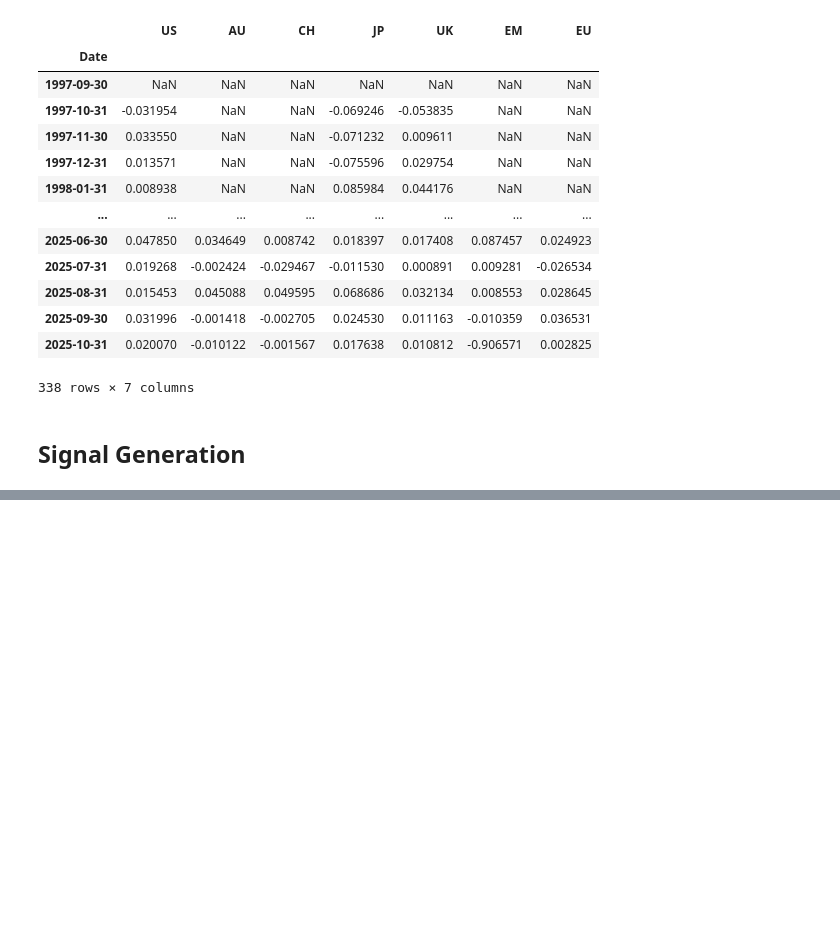
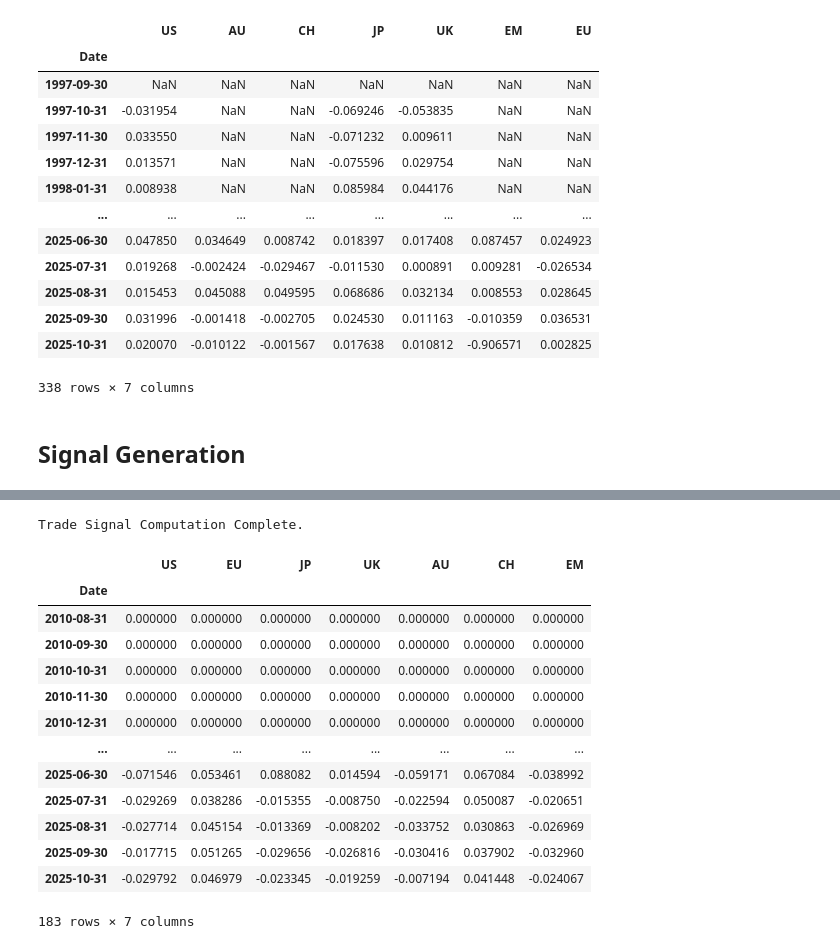
Before and after one commit to DanUZH/PMP_December_8, a Jupyter notebook: Code_Ryan/International Trade Portfolios/IT_Equities.ipynb, the cells around one changed output, grey strips where cells are left out. Drawn from its saved outputs; the diff is of its cells as text; code cells hidden in the pictures; blank space fills up the shorter version.

```diff
--- a/Code_Ryan/International Trade Portfolios/IT_Equities.ipynb
+++ b/Code_Ryan/International Trade Portfolios/IT_Equities.ipynb
@@ -355,6 +355,86 @@ display(cross_rates_dict['JP'])
 | 2025-09-30 | 0.005385 | 0.005762 | 1.0 | 0.010224 | 0.005028 | 0.048190 | 0.006761 |
 | 2025-10-31 | 0.005225 | 0.005629 | 1.0 | 0.009922 | 0.004938 | 0.046254 | 0.006494 |
 183 rows × 7 columns
+# %%
+trade_signal_list = []
+
+for country in trade_sheet_map.keys(): # ['US', 'EU', 'JP', 'UK', 'AU', 'CH', 'EM']
+
+    # --- 1. Get the Currency Changes ---
+    # Retrieve the cross-rates where 'country' is the Base (e.g., USD/EUR, USD/JPY)
+    # These numbers represent: "How much Foreign Currency buys 1 Unit of Home Currency"
+    base_rates = cross_rates_dict[country]
+
+    # Calculate 1-Year Change (Momentum)
+    # If Home Currency strengthens, this is Positive.
+    # If Home Currency weakens (depreciates), this is Negative.
+    fx_1y_change = base_rates.pct_change(12)
+
+    # --- 2. Get and Align Export Weights ---
+    # Retrieve the annual export matrix for this country
+    if country not in trade_export_matrices:
+        print(f"Skipping {country}: No export matrix found.")
+        continue
+
+    annual_weights = trade_export_matrices[country]
+
+    # Resample Annual to Monthly ('ME') to match FX dates
+    # We forward fill the annual weight to every month of that year
+    monthly_weights = annual_weights.resample('ME').ffill()
+
+    # We shift the weights forward by 12 months.
+    monthly_weights = monthly_weights.shift(12)
+
+    # Reindex weights to match the exact dates of the FX data
+    monthly_weights = monthly_weights.reindex(fx_1y_change.index).ffill()
+
+  # --- 3. Compute Weighted Average ---
+    # We need to make sure the columns match.
+    # The Export Matrix columns must match the FX Cross Rate columns.
+
+    # Find common columns (Trading Partners)
+    common_partners = fx_1y_change.columns.intersection(monthly_weights.columns)
+
+    if len(common_partners) == 0:
+        print(f"Warning: No matching partners for {country}. Check column names!")
+        continue
+
+    # Filter both dataframes to just the common partners
+    fx_subset = fx_1y_change[common_partners]
+    w_subset = monthly_weights[common_partners]
+
+    # Normalize weights to sum to 1 (Optional but recommended if data is incomplete)
+    # w_subset = w_subset.div(w_subset.sum(axis=1), axis=0)
+
+    # Calculate Weighted Average Change
+    # (Weight * FX_Change).Sum()
+    # A Negative Result = Home Currency Depreciated (Competitiveness Improved)
+    country_signal = (fx_subset * w_subset).sum(axis=1)
+    country_signal.name = country
+
+    trade_signal_list.append(country_signal)
+
+# --- 4. Combine into Single DataFrame ---
+trade_signal_df = pd.concat(trade_signal_list, axis=1)
+
+print("Trade Signal Computation Complete.")
+display(trade_signal_df)
+# %% [output]
+Trade Signal Computation Complete.
+|  | US | EU | JP | UK | AU | CH | EM |
+| Date |  |  |  |  |  |  |  |
+| 2010-08-31 | 0.000000 | 0.000000 | 0.000000 | 0.000000 | 0.000000 | 0.000000 | 0.000000 |
+| 2010-09-30 | 0.000000 | 0.000000 | 0.000000 | 0.000000 | 0.000000 | 0.000000 | 0.000000 |
+| 2010-10-31 | 0.000000 | 0.000000 | 0.000000 | 0.000000 | 0.000000 | 0.000000 | 0.000000 |
+| 2010-11-30 | 0.000000 | 0.000000 | 0.000000 | 0.000000 | 0.000000 | 0.000000 | 0.000000 |
+| 2010-12-31 | 0.000000 | 0.000000 | 0.000000 | 0.000000 | 0.000000 | 0.000000 | 0.000000 |
+| ... | ... | ... | ... | ... | ... | ... | ... |
+| 2025-06-30 | -0.071546 | 0.053461 | 0.088082 | 0.014594 | -0.059171 | 0.067084 | -0.038992 |
+| 2025-07-31 | -0.029269 | 0.038286 | -0.015355 | -0.008750 | -0.022594 | 0.050087 | -0.020651 |
+| 2025-08-31 | -0.027714 | 0.045154 | -0.013369 | -0.008202 | -0.033752 | 0.030863 | -0.026969 |
+| 2025-09-30 | -0.017715 | 0.051265 | -0.029656 | -0.026816 | -0.030416 | 0.037902 | -0.032960 |
+| 2025-10-31 | -0.029792 | 0.046979 | -0.023345 | -0.019259 | -0.007194 | 0.041448 | -0.024067 |
+183 rows × 7 columns
 # %%
 # # 2. CALCULATE 1-YEAR RETURN (Pct Change)
 currency_spot_US_base_chg = currency_spot_US_base.pct_change(12)
```
Also changed, not shown: parts of 3 cells of this notebook.
